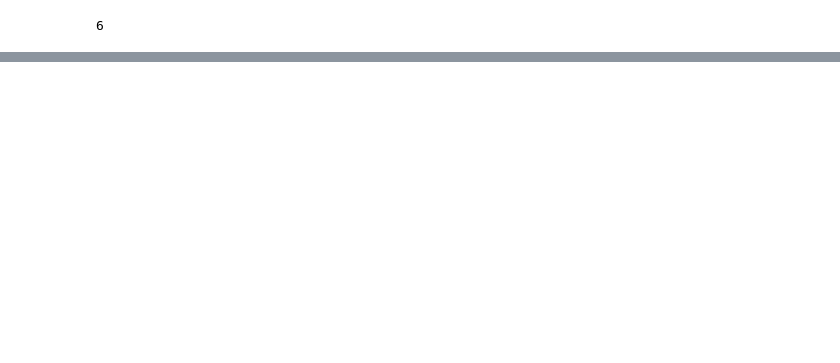
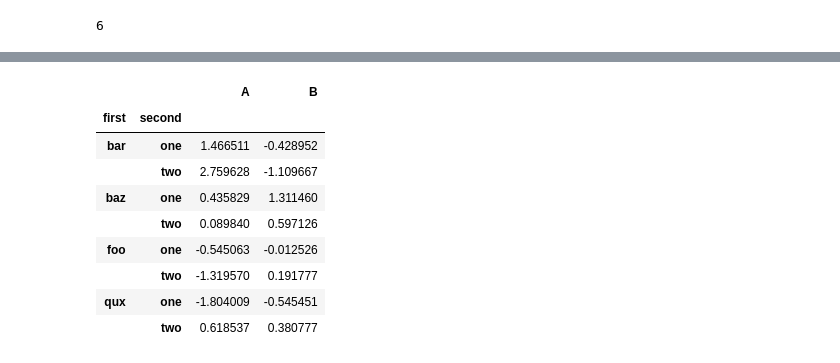
Before and after one commit to TouseefDataScientist/Machine-learning, a Jupyter notebook: naeem ullah.ipynb, the cells around one changed output, grey strips where cells are left out. Cells and saved outputs as stored; diff of their text form; code cells hidden in the pictures; blank space fills up the shorter version.

```diff
--- a/naeem ullah.ipynb
+++ b/naeem ullah.ipynb
@@ -220,0 +386,5 @@ TypeError: bad operand type for unary -: 'str'
+# %%
+arrays = [
+   ["bar", "bar", "baz", "baz", "foo", "foo", "qux", "qux"],
+   ["one", "two", "one", "two", "one", "two", "one", "two"],
+]
@@ -220,0 +396,2 @@ TypeError: bad operand type for unary -: 'str'
+# %%
+index = pd.MultiIndex.from_arrays(arrays, names=["first", "second"])
@@ -220,0 +415,15 @@ TypeError: bad operand type for unary -: 'str'
+# %%
+df = pd.DataFrame(np.random.randn(8, 2), index=index, columns=["A", "B"])
+# %%
+df
+# %% [output]
+|  |  | A | B |
+| first | second |  |  |
+| bar | one | 1.466511 | -0.428952 |
+|  | two | 2.759628 | -1.109667 |
+| baz | one | 0.435829 | 1.311460 |
+|  | two | 0.089840 | 0.597126 |
+| foo | one | -0.545063 | -0.012526 |
+|  | two | -1.319570 | 0.191777 |
+| qux | one | -1.804009 | -0.545451 |
+|  | two | 0.618537 | 0.380777 |
```
Also changed, not shown: parts of 60 cells of this notebook, 2 other files.
